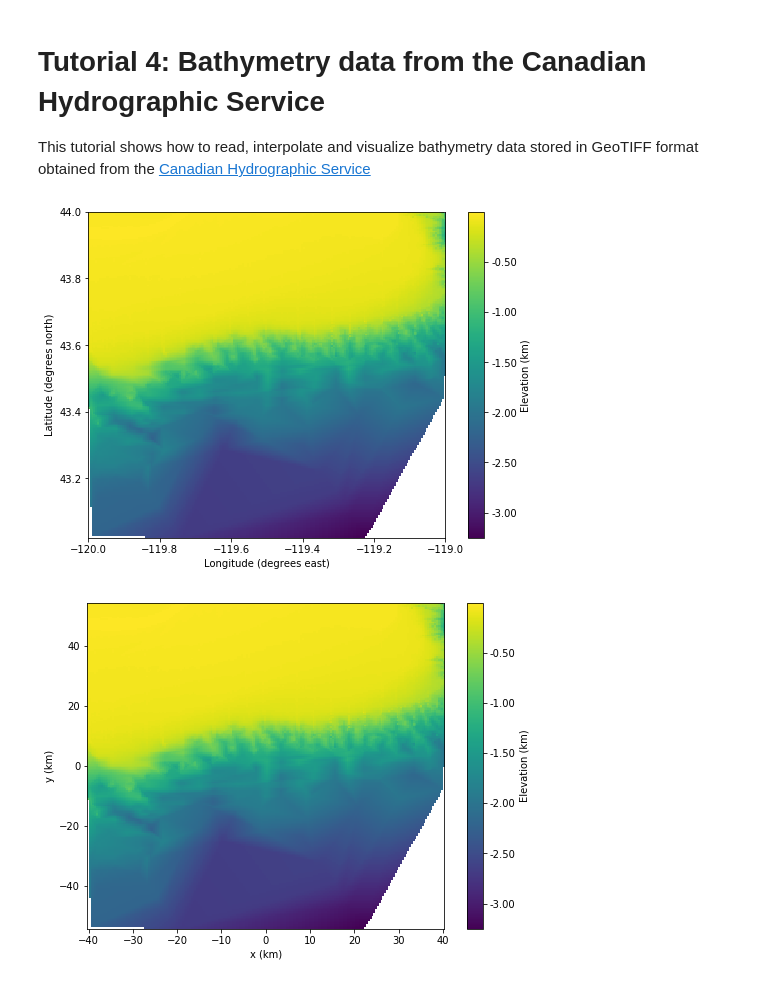
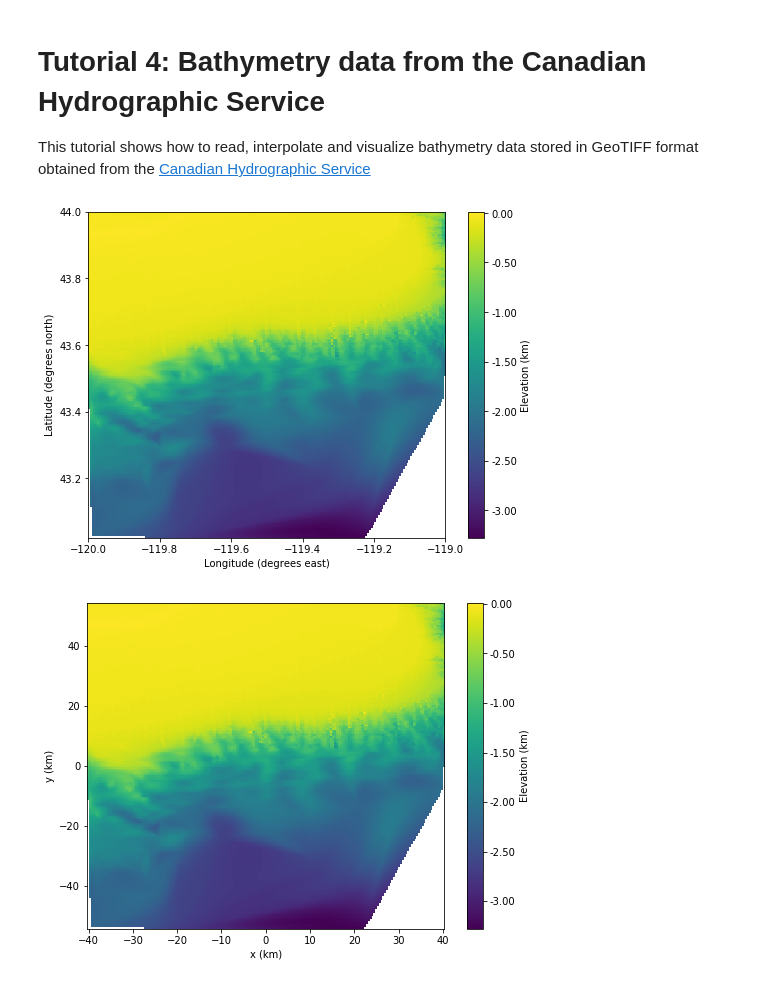
Before and after one commit to cxzhangqi/kadlu, a Jupyter notebook: docs/demo_notebooks/CHS.ipynb, the cells around one changed output. Cells and saved outputs as stored; diff of their text form; code cells hidden in the pictures.

```diff
--- a/docs/demo_notebooks/CHS.ipynb
+++ b/docs/demo_notebooks/CHS.ipynb
@@ -4,29 +4,29 @@ This tutorial shows how to read, interpolate and visualize bathymetry data store
 # %%
 from kadlu.bathy_reader import BathyReader
 from kadlu.bathy_interpolator import BathyInterpolator
 import matplotlib.pyplot as plt
 
 # folder where the GeoTIFF files are stored
 folder = 'assets/tif/'
 
 # reader
 reader = BathyReader(folder)
 
 # interpolator (select between 'linear', 'nearest', 'cubic')
-interp = BathyInterpolator(reader, method='linear')
+interp = BathyInterpolator(reader, method='cubic')
 
 # plot the bathymetry using a 200 x 200 grid
 interp.plot_ll(lat_bins=200, lon_bins=200)
 
 # draw the plot
 plt.show()
 # %% [output]
-[figure, old version]
+[figure, new version]
 # %%
 interp.plot_xy(x_bins=200, y_bins=200)
 plt.show()
 # %% [output]
-[figure, old version]
+[figure, new version]
 # %%
 from kadlu.bathy_reader import LatLon
 
```
Also changed, not shown: parts of 2 cells of this notebook, 1 other file.
